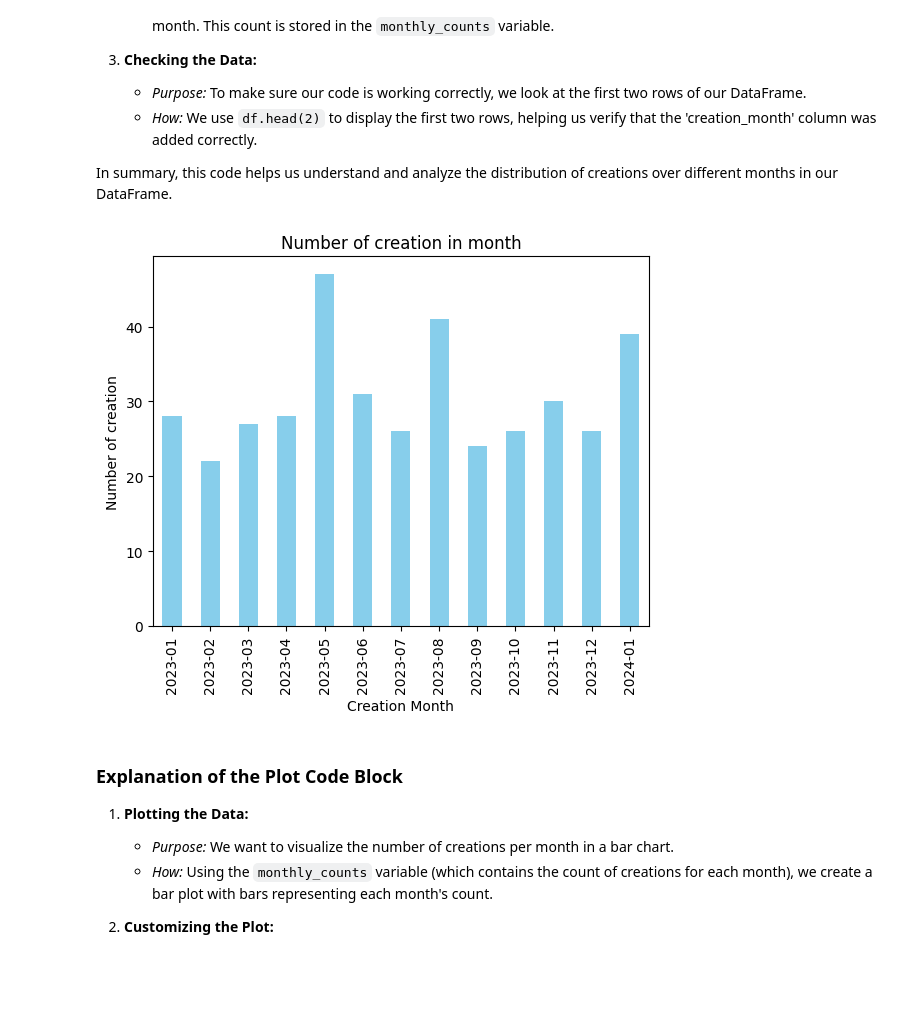
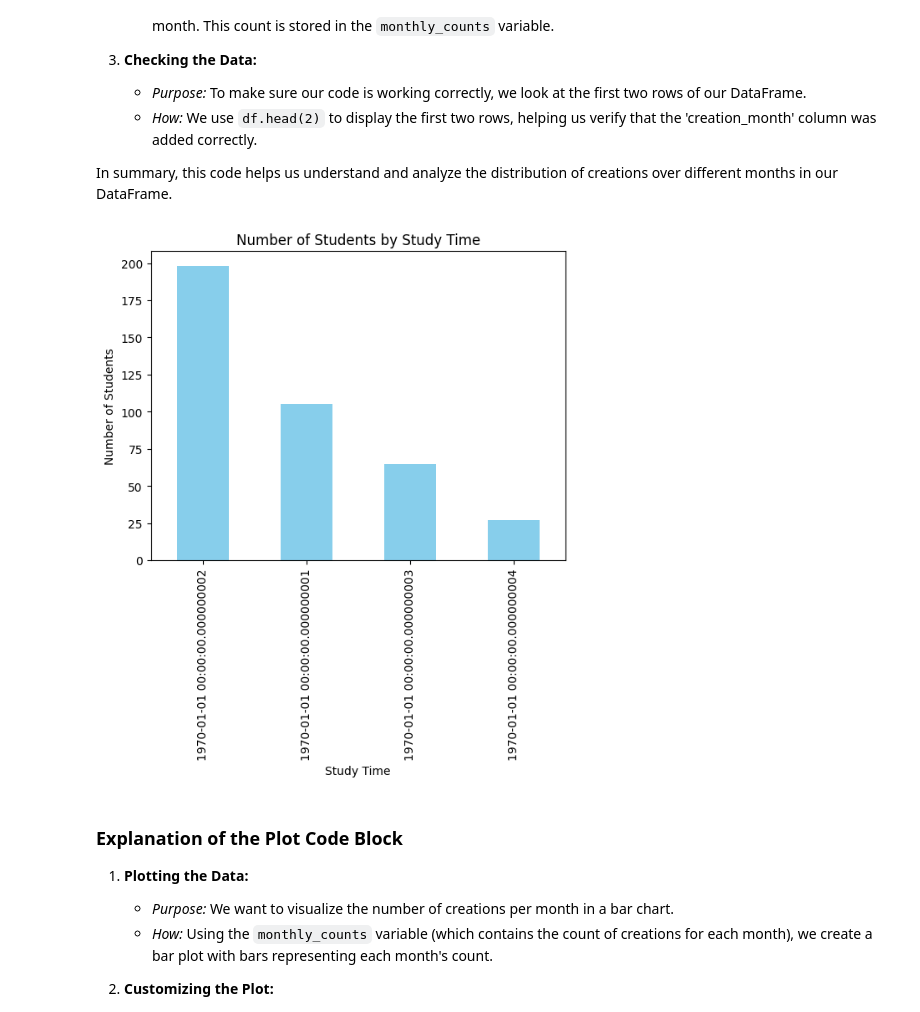
Before and after one commit to JamilaAr/pandas_demo, a Jupyter notebook: pandas.ipynb, the cells around one changed output. Drawn from its saved outputs; the diff is of its cells as text; code cells hidden in the pictures; blank space fills up the shorter version.

```diff
--- a/pandas.ipynb
+++ b/pandas.ipynb
@@ -416,14 +392,17 @@ Name: count, dtype: int64
 
 In summary, this code helps us understand and analyze the distribution of creations over different months in our DataFrame.
 # %%
+# Group by the 'studytime' or other relevant column (change 'studytime' to the appropriate column)
+studytime_counts = df['studytime'].value_counts()
+
 # Plot the data
-monthly_counts.plot(kind='bar', color='skyblue')
-plt.xlabel('Creation Month')
-plt.ylabel('Number of creation')
-plt.title('Number of creation in month')
+studytime_counts.plot(kind='bar', color='skyblue')
+plt.xlabel('Study Time')
+plt.ylabel('Number of Students')
+plt.title('Number of Students by Study Time')
 plt.show()
 # %% [output]
-[figure, old version]
+[figure, new version]
 # %% [markdown]
 ### Explanation of the Plot Code Block
 
```
Also changed, not shown: parts of 13 cells of this notebook.
